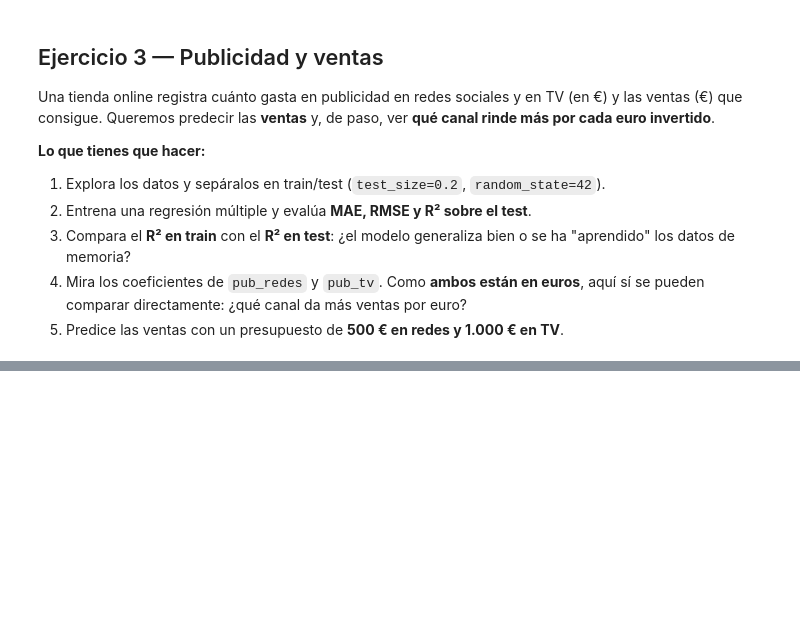
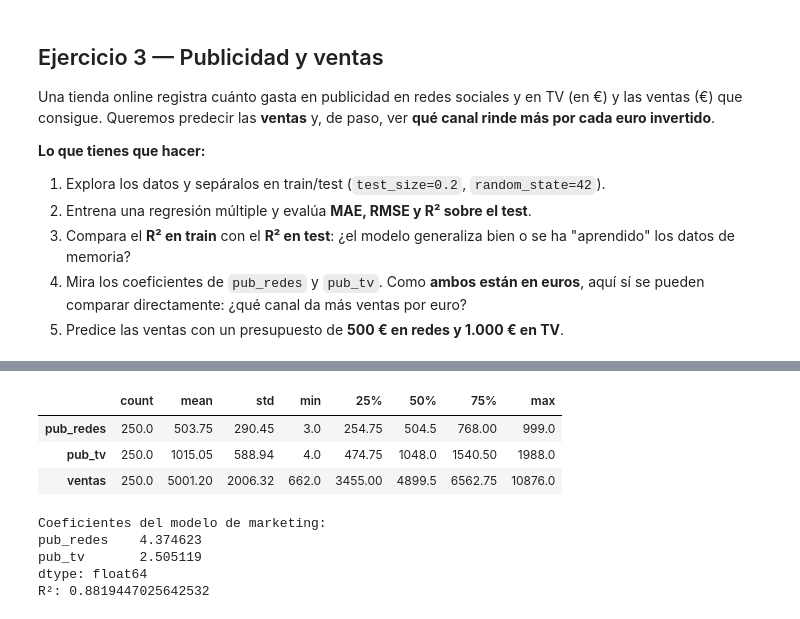
Before and after one commit to carlosgomezagrafojo/Modelos_Regresion, a Jupyter notebook: ejercicios_regresion.ipynb, the cells around one changed output, grey strips where cells are left out. Saved outputs shown, nothing was run; the diff lists cells and outputs as text; code cells hidden in the pictures; blank space fills up the shorter version.

```diff
--- a/ejercicios_regresion.ipynb
+++ b/ejercicios_regresion.ipynb
@@ -411,0 +438,34 @@ mkt.head()
+# %%
+mkt.describe().round(2).T
+# %% [output]
+|  | count | mean | std | min | 25% | 50% | 75% | max |
+| pub_redes | 250.0 | 503.75 | 290.45 | 3.0 | 254.75 | 504.5 | 768.00 | 999.0 |
+| pub_tv | 250.0 | 1015.05 | 588.94 | 4.0 | 474.75 | 1048.0 | 1540.50 | 1988.0 |
+| ventas | 250.0 | 5001.20 | 2006.32 | 662.0 | 3455.00 | 4899.5 | 6562.75 | 10876.0 |
+# %%
+X = mkt[["pub_redes", "pub_tv"]] # las variables independientes son "pub_redes" y "pub_tv", que usaremos para predecir "ventas"
+y = mkt["ventas"] # la variable objetivo es "ventas", que queremos predecir a partir de las variables independientes "pub_redes" y "pub_tv"
+
+# Dividimos los datos en entrenamiento y prueba (80% entrenamiento, 20% prueba)
+X_train, X_test, y_train, y_test = train_test_split(X, y, test_size=0.2, random_state=42)
+
+# Creamos el modelo de regresión lineal
+modelo_mkt = LinearRegression()
+
+# Entrenamos el modelo con los datos de entrenamiento
+modelo_mkt.fit(X_train, y_train)
+
+# Obtenemos los coeficientes del modelo para cada variable independiente
+coeficientes_mkt = pd.Series(modelo_mkt.coef_, index=X.columns).sort_values(ascending=False)
+print("Coeficientes del modelo de marketing: ")
+print(coeficientes_mkt)
+
+# Evaluamos el modelo con R², que indica qué porcentaje de la variabilidad de las ventas se explica por
+# las variables de publicidad
+print("R²:", r2_score(y_test, modelo_mkt.predict(X_test)))
+# %% [output]
+Coeficientes del modelo de marketing:
+pub_redes    4.374623
+pub_tv       2.505119
+dtype: float64
+R²: 0.8819447025642532
```
Also changed, not shown: parts of 10 cells of this notebook.
